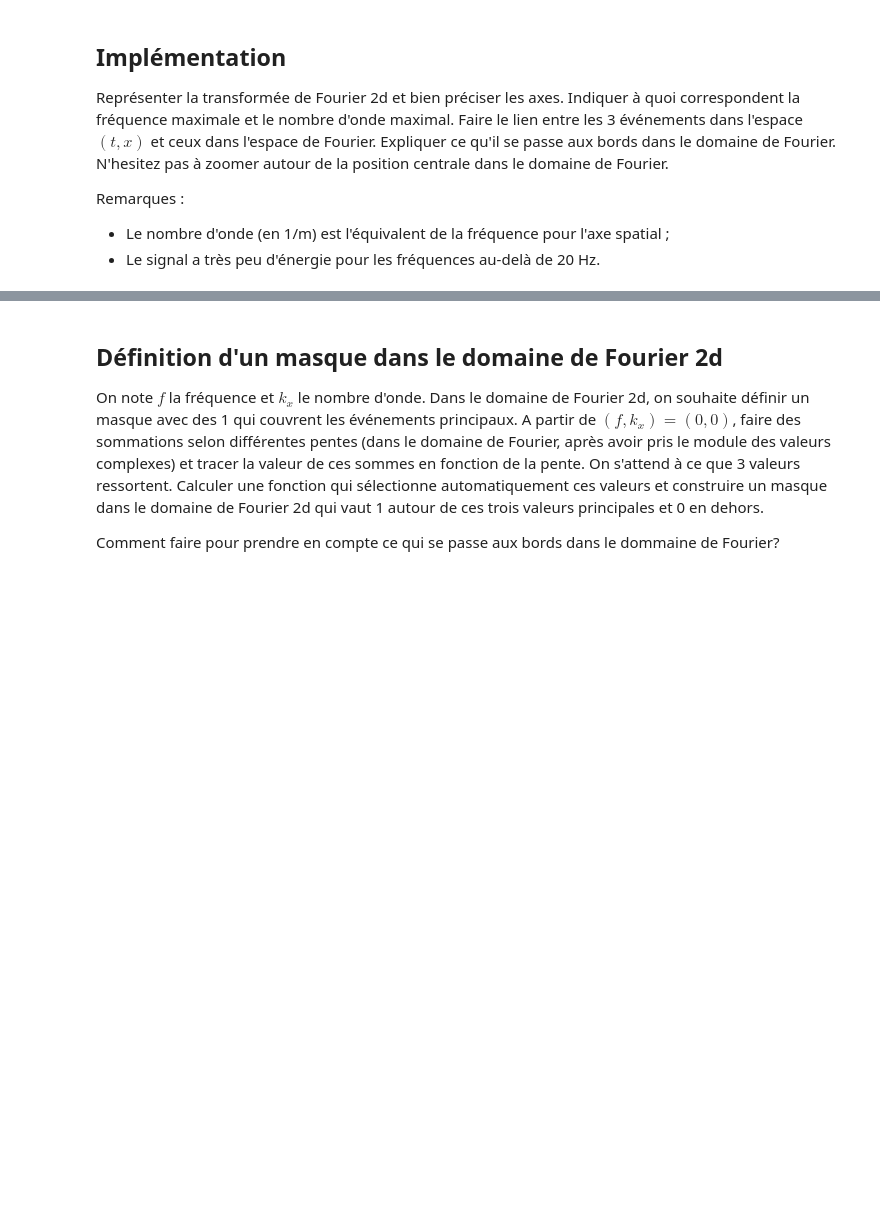
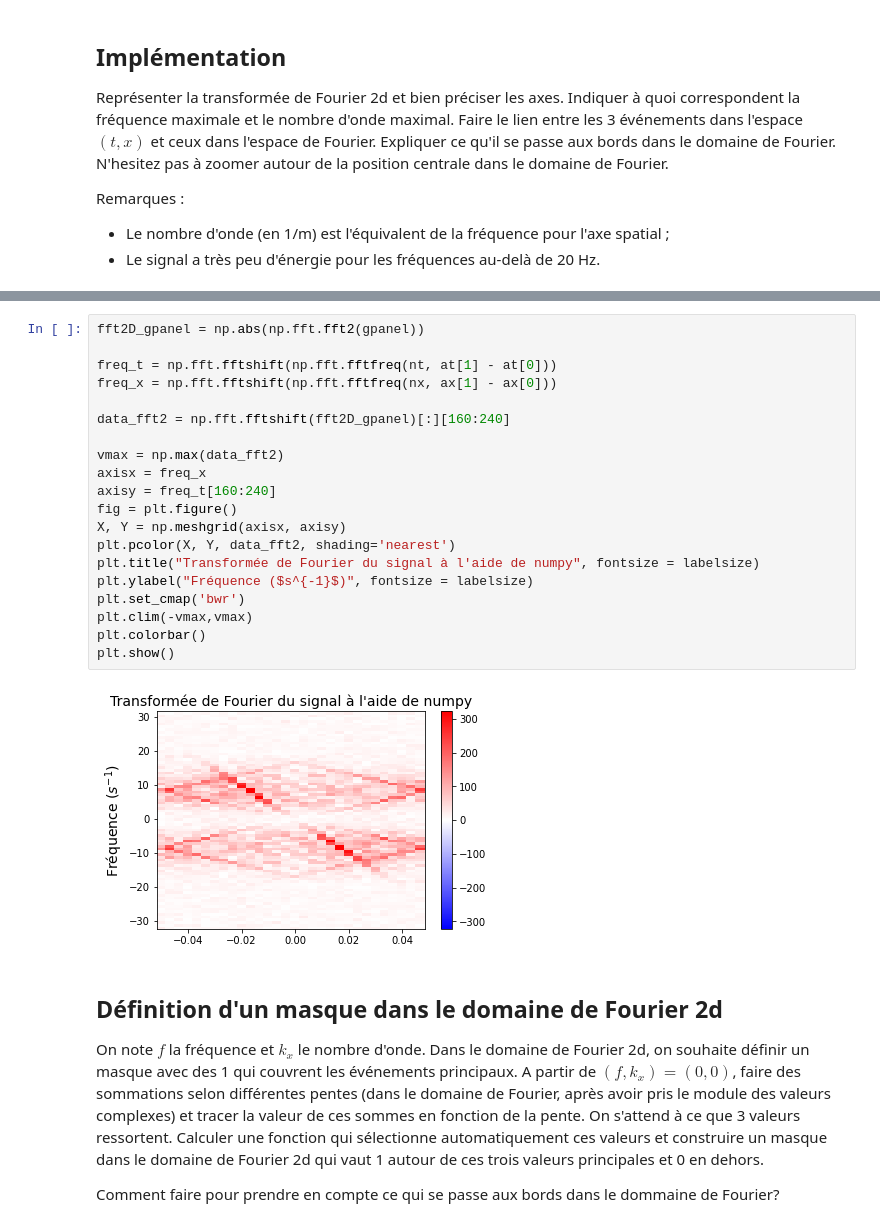
Before and after one commit to 21pili/tds, a Jupyter notebook: mini_projet_groupe1.ipynb, the cells around one changed output, grey strips where cells are left out. Drawn from its saved outputs; the diff is of its cells as text; blank space fills up the shorter version.

```diff
--- a/mini_projet_groupe1.ipynb
+++ b/mini_projet_groupe1.ipynb
@@ -440,3 +431,25 @@ Remarques :
+# %%
+fft2D_gpanel = np.abs(np.fft.fft2(gpanel))
+
+freq_t = np.fft.fftshift(np.fft.fftfreq(nt, at[1] - at[0]))
+freq_x = np.fft.fftshift(np.fft.fftfreq(nx, ax[1] - ax[0]))
+
+data_fft2 = np.fft.fftshift(fft2D_gpanel)[:][160:240]
+
+vmax = np.max(data_fft2)
+axisx = freq_x
+axisy = freq_t[160:240]
+fig = plt.figure()
+X, Y = np.meshgrid(axisx, axisy)
+plt.pcolor(X, Y, data_fft2, shading='nearest')
+plt.title("Transformée de Fourier du signal à l'aide de numpy", fontsize = labelsize)
+plt.ylabel("Fréquence ($s^{-1}$)", fontsize = labelsize)
+plt.set_cmap('bwr')
+plt.clim(-vmax,vmax)
+plt.colorbar()
+plt.show()
+# %% [output]
+[figure, added]
 # %% [markdown]
 ## Définition d'un masque dans le domaine de Fourier 2d
 On note $f$ la fréquence et $k_x$ le nombre d'onde. Dans le domaine de Fourier 2d, on souhaite définir un masque avec des 1 qui couvrent les événements principaux. A partir de $(f,k_x)=(0,0)$, faire des sommations selon différentes pentes (dans le domaine de Fourier, après avoir pris le module des valeurs complexes) et tracer la valeur de ces sommes en fonction de la pente. On s'attend à ce que 3 valeurs ressortent. Calculer une fonction qui sélectionne automatiquement ces valeurs et construire un masque dans le domaine de Fourier 2d qui vaut 1 autour de ces trois valeurs principales et 0 en dehors.
```
Also changed, not shown: parts of 8 cells of this notebook.
